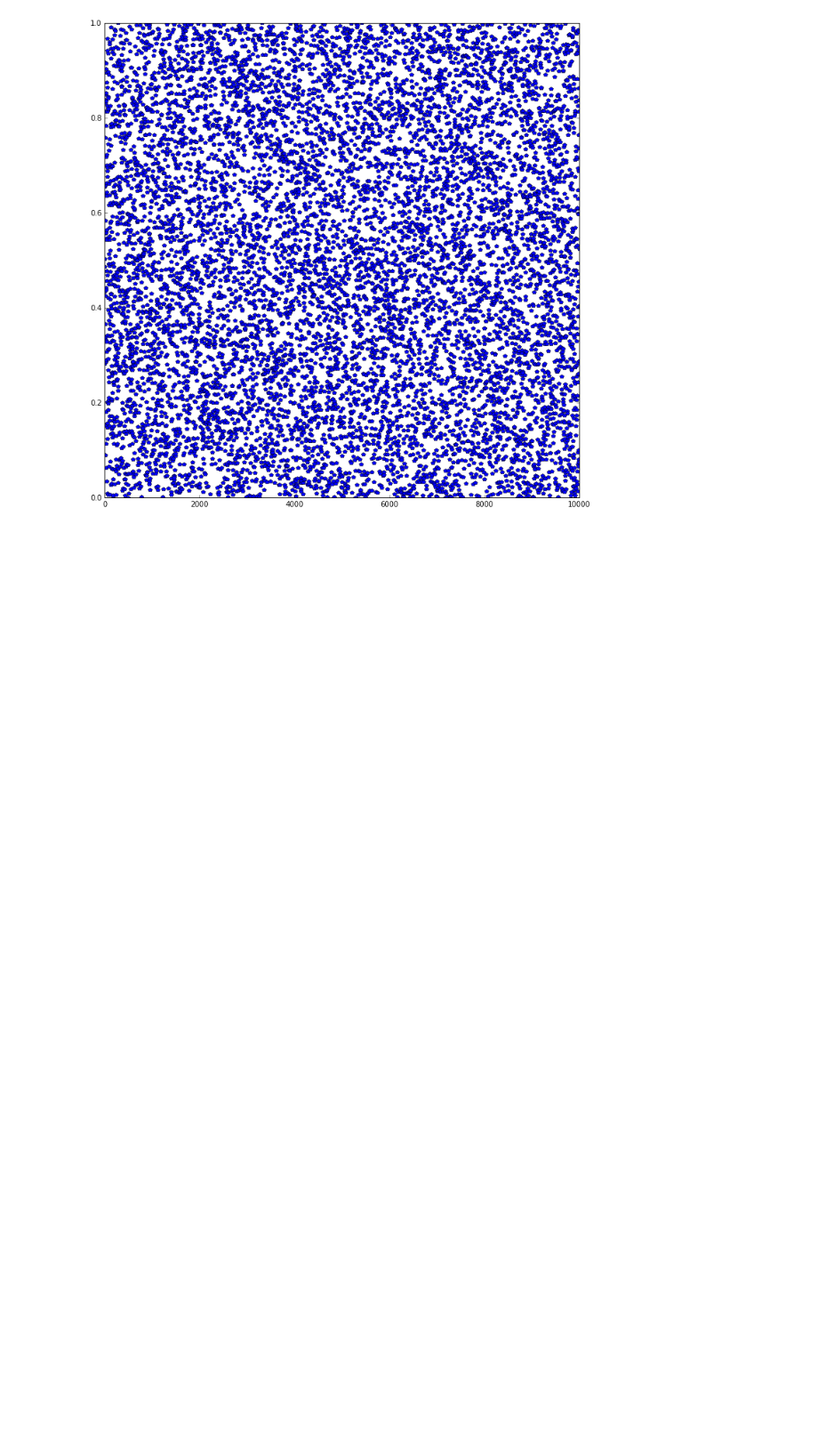
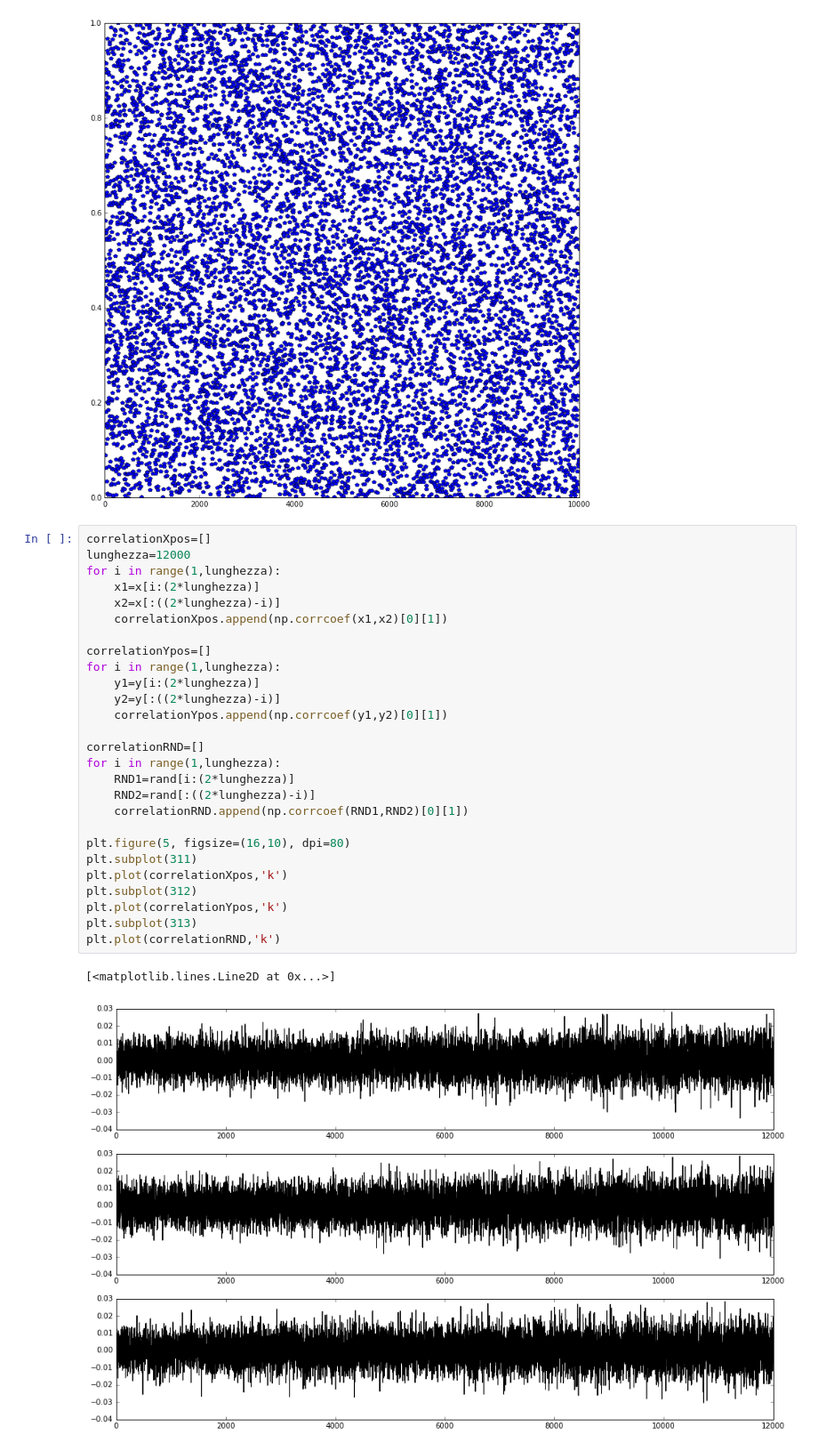
Before and after one commit to algebrato/Ising-Model, a Jupyter notebook: CPU/script/Correlazione-bins.ipynb, the cells around one changed output. Shown at 89% size. Cells and saved outputs as stored; diff of their text form; blank space fills up the shorter version.

```diff
--- a/CPU/script/Correlazione-bins.ipynb
+++ b/CPU/script/Correlazione-bins.ipynb
@@ -78,3 +78,33 @@ plt.plot(rand[1:10000],'p')
 # %% [output]
 [<matplotlib.lines.Line2D at 0x...>]
 [figure]
+# %%
+correlationXpos=[]
+lunghezza=12000
+for i in range(1,lunghezza):
+    x1=x[i:(2*lunghezza)]
+    x2=x[:((2*lunghezza)-i)]
+    correlationXpos.append(np.corrcoef(x1,x2)[0][1])
+
+correlationYpos=[]
+for i in range(1,lunghezza):
+    y1=y[i:(2*lunghezza)]
+    y2=y[:((2*lunghezza)-i)]
+    correlationYpos.append(np.corrcoef(y1,y2)[0][1])
+
+correlationRND=[]
+for i in range(1,lunghezza):
+    RND1=rand[i:(2*lunghezza)]
+    RND2=rand[:((2*lunghezza)-i)]
+    correlationRND.append(np.corrcoef(RND1,RND2)[0][1])
+
+plt.figure(5, figsize=(16,10), dpi=80)
+plt.subplot(311)
+plt.plot(correlationXpos,'k')
+plt.subplot(312)
+plt.plot(correlationYpos,'k')
+plt.subplot(313)
+plt.plot(correlationRND,'k')
+# %% [output]
+[<matplotlib.lines.Line2D at 0x...>]
+[figure, added]
```
Also changed, not shown: parts of 3 cells of this notebook.
